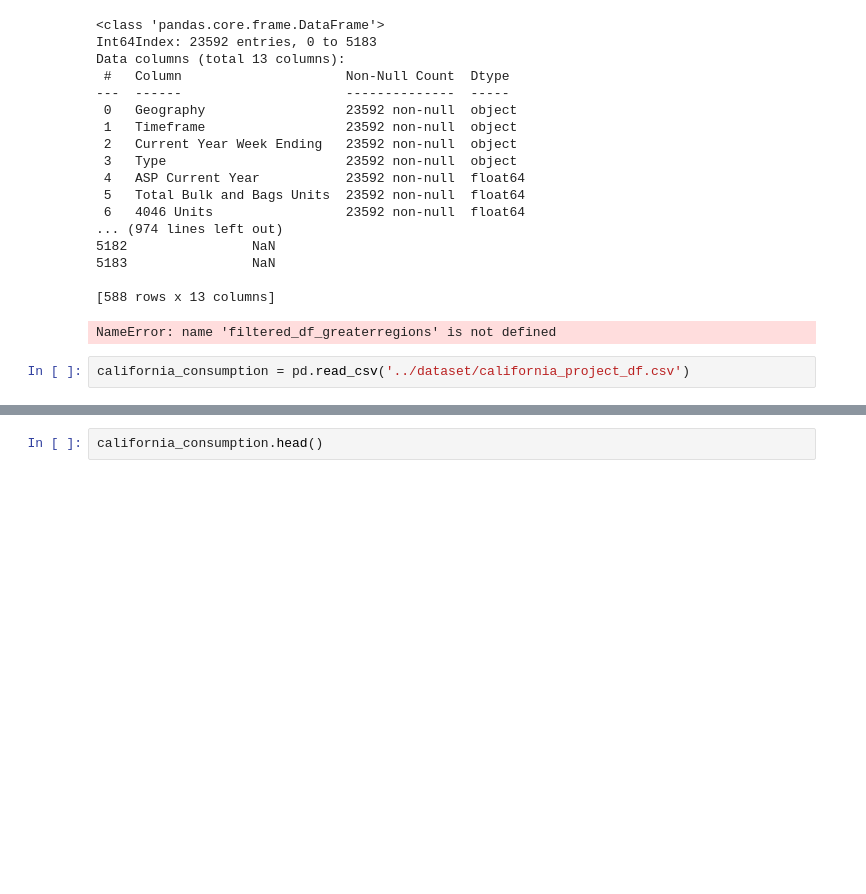
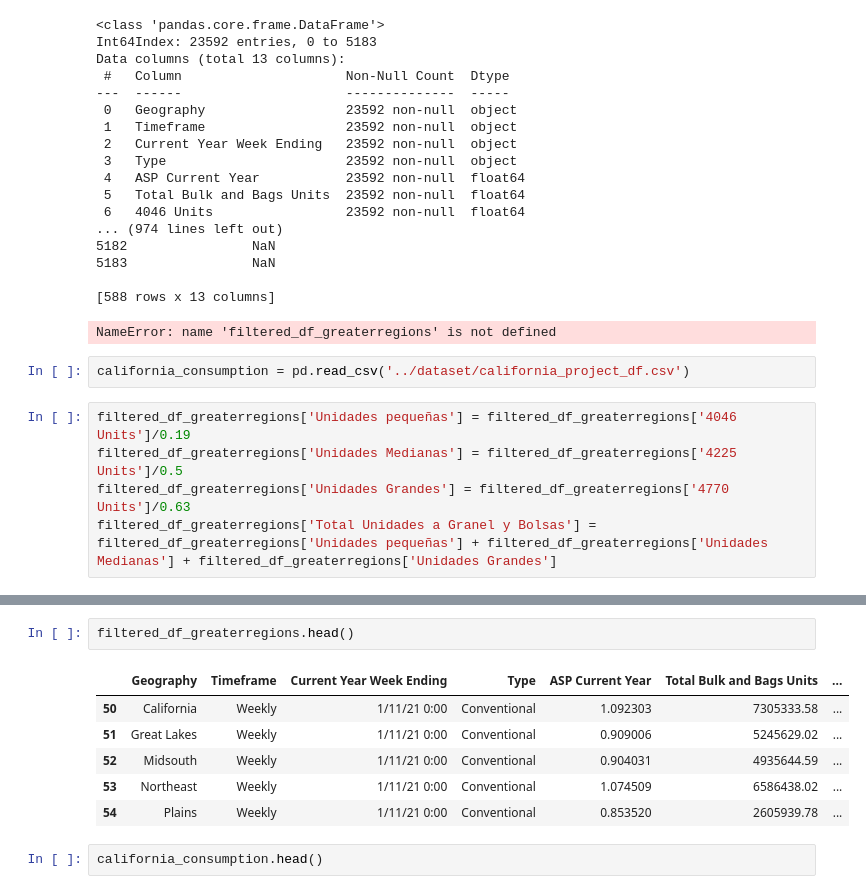
Before and after one commit to arboldeku/Avocado-2.0, a Jupyter notebook: code/modelos_predicciones.ipynb, the cells around one changed output, grey strips where cells are left out. Drawn from its saved outputs; the diff is of its cells as text; blank space fills up the shorter version.

```diff
--- a/code/modelos_predicciones.ipynb
+++ b/code/modelos_predicciones.ipynb
@@ -74,3 +74,8 @@ Data columns (total 13 columns):
 NameError: name 'filtered_df_greaterregions' is not defined
 # %%
 california_consumption = pd.read_csv('../dataset/california_project_df.csv')
+# %%
+filtered_df_greaterregions['Unidades pequeñas'] = filtered_df_greaterregions['4046 Units']/0.19
+filtered_df_greaterregions['Unidades Medianas'] = filtered_df_greaterregions['4225 Units']/0.5
+filtered_df_greaterregions['Unidades Grandes'] = filtered_df_greaterregions['4770 Units']/0.63
+filtered_df_greaterregions['Total Unidades a Granel y Bolsas'] = filtered_df_greaterregions['Unidades pequeñas'] + filtered_df_greaterregions['Unidades Medianas'] + filtered_df_greaterregions['Unidades Grandes']
@@ -77,3 +103,12 @@ california_consumption = pd.read_csv('../dataset/california_project_df.csv')
+# %%
+filtered_df_greaterregions.head()
+# %% [output]
+|  | Geography | Timeframe | Current Year Week Ending | Type | ASP Current Year | Total Bulk and Bags Units | ... |
+| 50 | California | Weekly | 1/11/21 0:00 | Conventional | 1.092303 | 7305333.58 | ... |
+| 51 | Great Lakes | Weekly | 1/11/21 0:00 | Conventional | 0.909006 | 5245629.02 | ... |
+| 52 | Midsouth | Weekly | 1/11/21 0:00 | Conventional | 0.904031 | 4935644.59 | ... |
+| 53 | Northeast | Weekly | 1/11/21 0:00 | Conventional | 1.074509 | 6586438.02 | ... |
+| 54 | Plains | Weekly | 1/11/21 0:00 | Conventional | 0.853520 | 2605939.78 | ... |
 # %%
 california_consumption.head()
 # %% [output]
```
Also changed, not shown: parts of 19 cells of this notebook, 2 other files.
